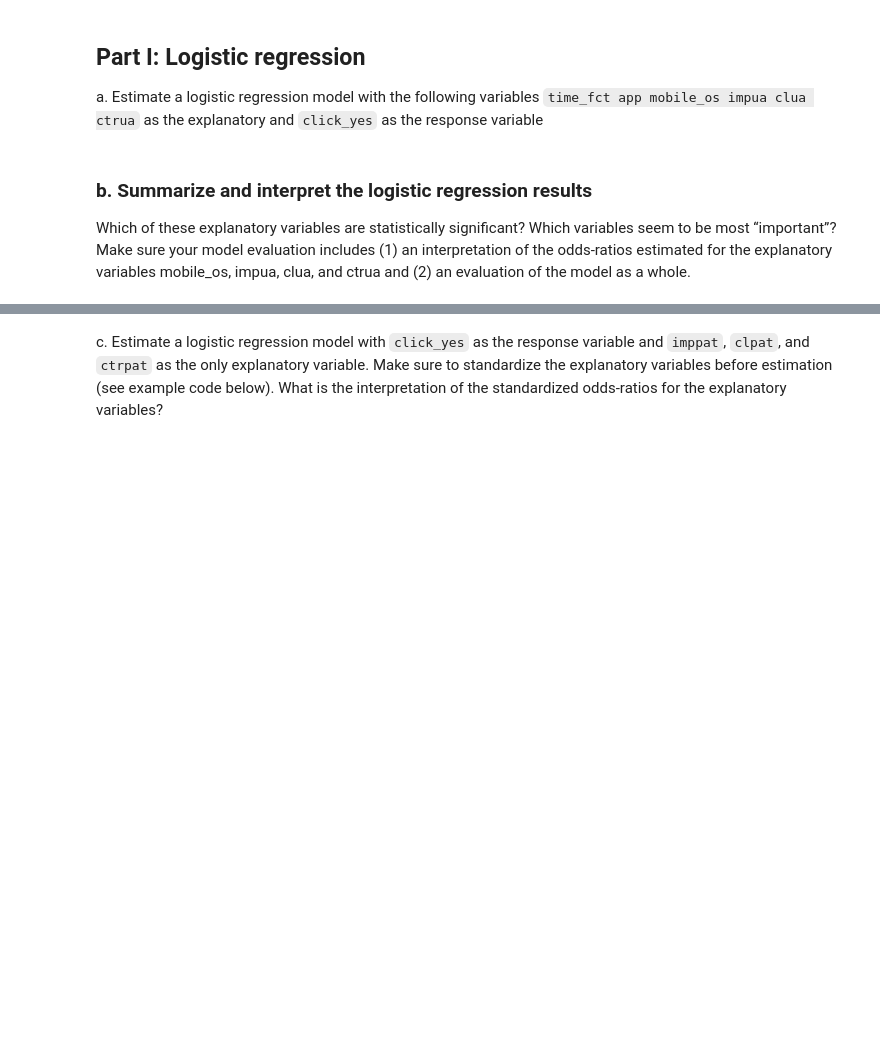
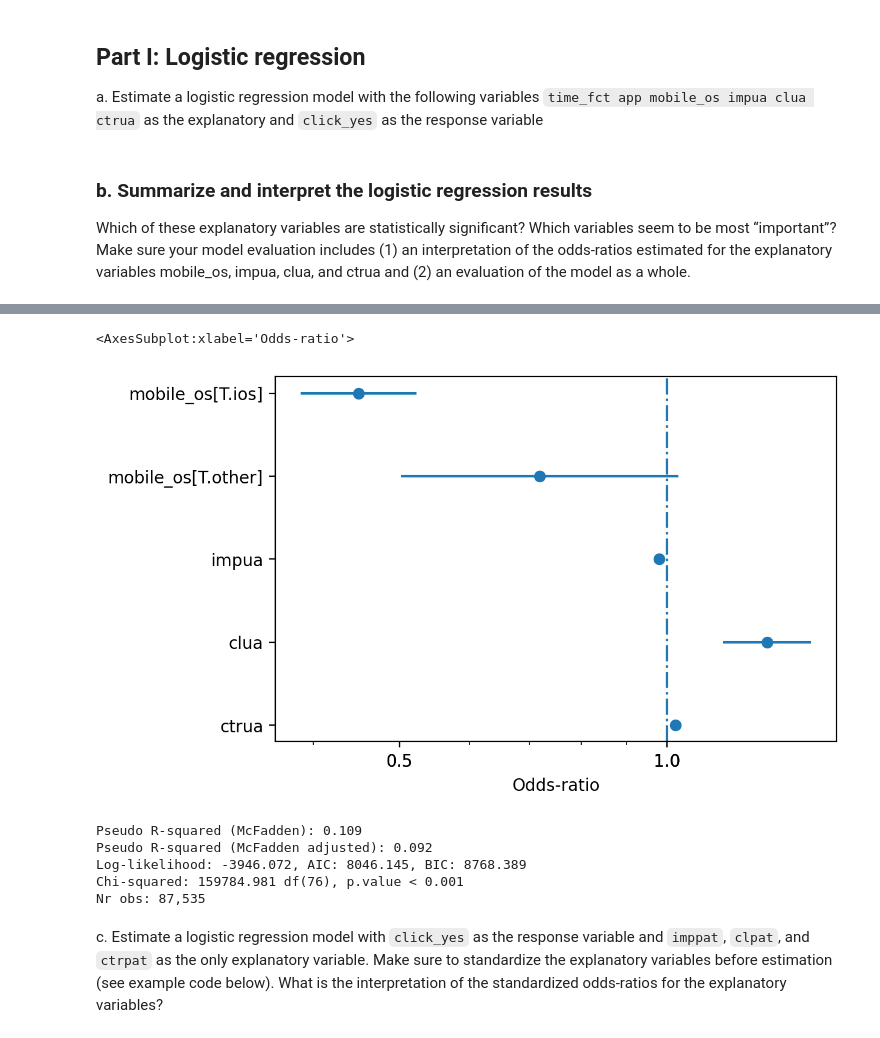
Before and after one commit to sauravjayan/TZ-Gaming-Optimal-Targeting-of-Mobile-Ads, a Jupyter notebook: tz-gaming.ipynb, the cells around one changed output, grey strips where cells are left out. Saved outputs shown, nothing was run; the diff lists cells and outputs as text; code cells hidden in the pictures; blank space fills up the shorter version.

```diff
--- a/tz-gaming.ipynb
+++ b/tz-gaming.ipynb
@@ -19,3 +16,6 @@ from statsmodels.genmod.families.links import logit
+# %%
+# increase plot resolution
+mpl.rcParams["figure.dpi"] = 200
 # %%
 # check the working directory used, should be location of this notebook
 os.getcwd()
@@ -29,10 +31,10 @@ a. Estimate a logistic regression model with the following variables `time_fct a
 tz_gaming["click_yes"] = (tz_gaming["click"] == "yes").astype(int)
 # %%
 # Logistic regression via statsmodel (using the formula API)
-lr_mod = smf.glm(
+lr_mod_a = smf.glm(
     formula="click_yes ~ time_fct + app + mobile_os + impua + clua + ctrua",
     family=Binomial(link=logit()),
-    data=
+    data=tz_gaming.query("training == 'train'")
 )
 # %% [markdown]
 ###  b. Summarize and interpret the logistic regression results
@@ -40,3 +42,6 @@ lr_mod = smf.glm(
 Which of these explanatory variables are statistically significant? Which variables seem to be most “important”? Make sure your model evaluation includes (1) an interpretation of the odds-ratios estimated for the explanatory variables mobile_os, impua, clua, and ctrua and (2) an evaluation of the model as a whole.
 # %%
 # discuss and add any code need to calculate additional statistics you may need
+
+lr_a = lr_mod_a.fit()
+lr_a.summary()
@@ -43,3 +92,16 @@ Which of these explanatory variables are statistically significant? Which variab
+# %%
+rsm.or_plot(lr_a, excl=['app','time_fct'])
+# %% [output]
+<AxesSubplot:xlabel='Odds-ratio'>
+[figure, added]
+# %%
+rsm.model_fit(lr_a)
+# %% [output]
+Pseudo R-squared (McFadden): 0.109
+Pseudo R-squared (McFadden adjusted): 0.092
+Log-likelihood: -3946.072, AIC: 8046.145, BIC: 8768.389
+Chi-squared: 159784.981 df(76), p.value < 0.001
+Nr obs: 87,535
 # %% [markdown]
 c. Estimate a logistic regression model with `click_yes` as the response variable and `imppat`, `clpat`, and
 `ctrpat` as the only explanatory variable. Make sure to standardize the explanatory variables before estimation (see example code below). What is the interpretation of the standardized odds-ratios for the explanatory variables?
```
Also changed, not shown: parts of 70 cells of this notebook.
